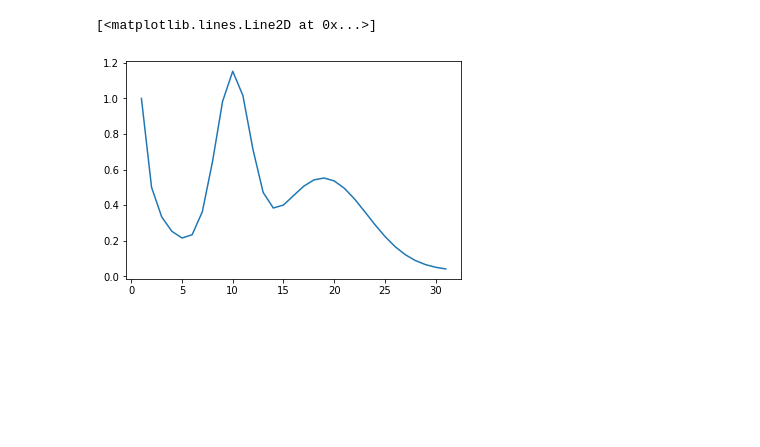
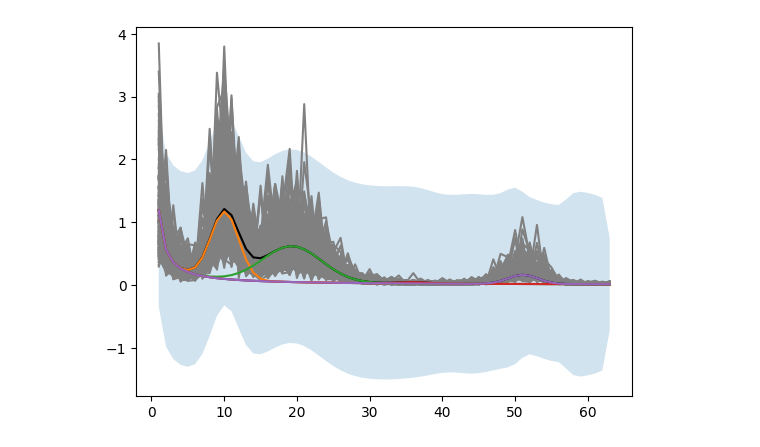
Before and after one commit to johmedr/pybsd, a Jupyter notebook: notebooks/BSD.ipynb, the cells around one changed output. Drawn from its saved outputs; the diff is of its cells as text; code cells hidden in the pictures; blank space fills up the shorter version.

```diff
--- a/notebooks/BSD.ipynb
+++ b/notebooks/BSD.ipynb
@@ -127,8 +13,9 @@ bsd = BSD(Hz, freqs, atol=5e-1)
 # %%
-P = vectorize(bsd.spec2param(ampl=np.array([1, 0.5])))
+P = vectorize(bsd.spec2param(ampl=np.array([1, 0.5, 0., 0.2])))
 # %%
-Y = bsd.forward(P)+0.1*np.random.normal(size=bsd.Hz.shape)**2
+Y = jnp.exp(jnp.log(bsd.forward(P))+0.5*np.random.normal(size=(200, len(Hz))))
 # %%
 import matplotlib.pyplot as plt
-plt.plot(bsd.Hz, Y.squeeze())
+for i in range(Y.shape[0]):
+    plt.plot(bsd.Hz, Y[i])
 # %% [output]
@@ -137,3 +23,3 @@ plt.plot(bsd.Hz, Y.squeeze())
 # %%
-res = bsd.fit(Y, qE=bsd._pE)
+res = bsd.fit(Y)
 # %% [output]
@@ -145,6 +43,16 @@ EM: (-) 4: F-F0: 1.14e+01 dF (predicted): 0.00e+00 convergence.
 # %%
 import matplotlib.pyplot as plt
-plt.plot(bsd.Hz, bsd.forward(res['Ep']).squeeze())
+for i in range(Y.shape[0]):
+    plt.plot(bsd.Hz, Y[i], 'gray')
+Yp = bsd.forward(res['Ep']).squeeze()
+Sy = np.sqrt(np.diag(res['Cy']))
+plt.fill_between(bsd.Hz, Yp - Sy, Yp + Sy, alpha=0.2)
+plt.plot(bsd.Hz, Yp, 'k')
+
+Ha =  bsd.aperiodic_component(res['Ep']).squeeze()
+plt.plot(bsd.Hz, Ha)
+Hp =  bsd.periodic_components(res['Ep']).squeeze()
+for i in range(Hp.shape[0]):
+    plt.plot(bsd.Hz, Hp[i] + Ha)
 # %% [output]
-[<matplotlib.lines.Line2D at 0x...>]
-[figure, old version]
+[figure, new version]
```
Also changed, not shown: parts of 9 cells of this notebook, 3 other files.
